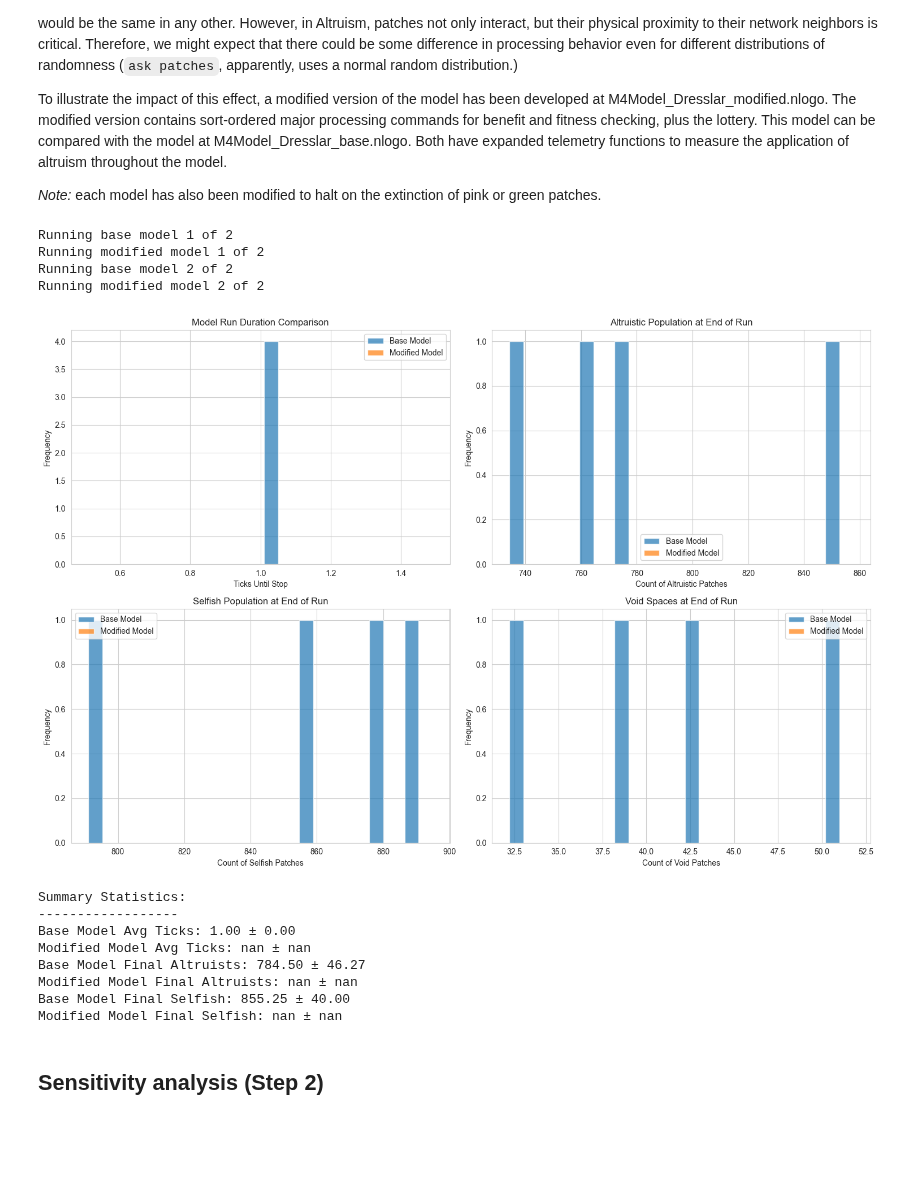
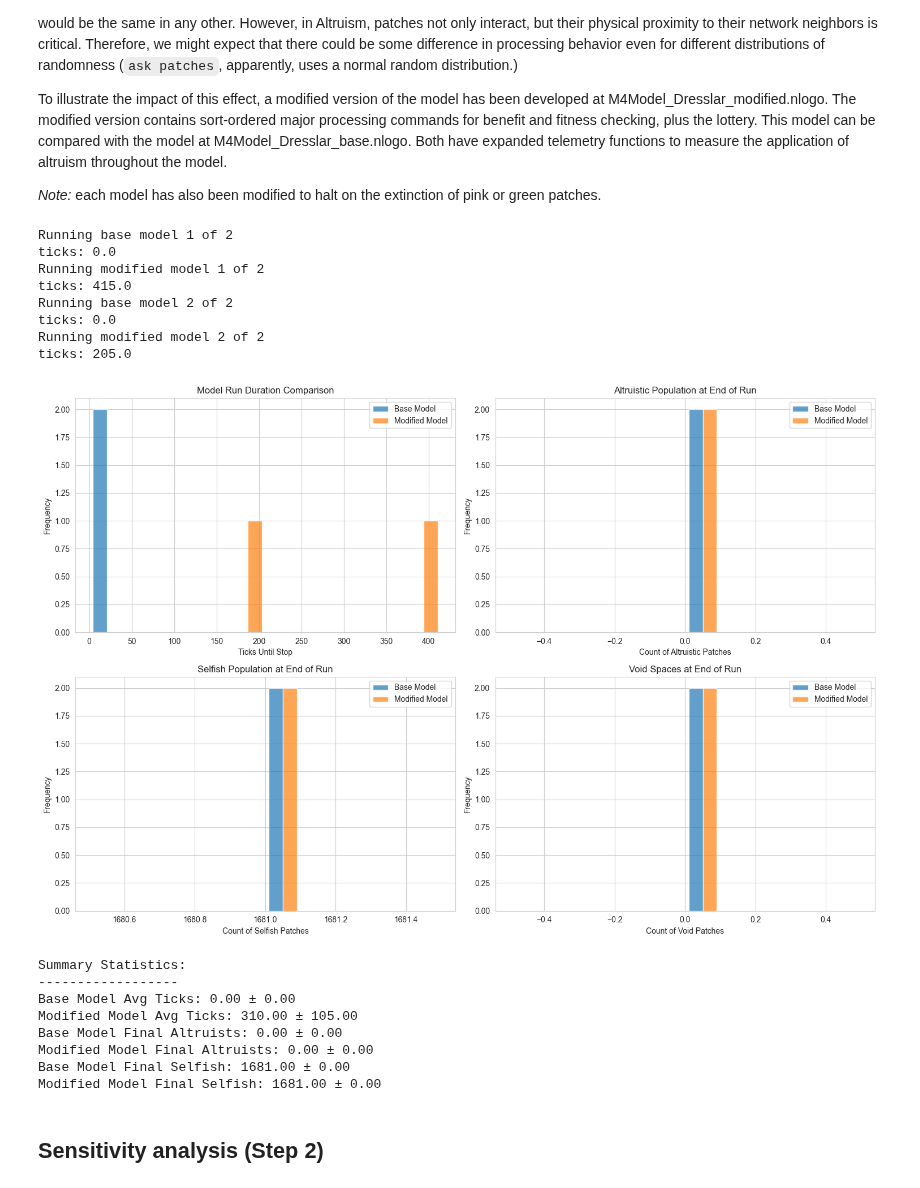
Before and after one commit to peterdresslar/cas-520, a Jupyter notebook: M4/M4Analysis_Dresslar.ipynb, the cells around one changed output. Cells and saved outputs as stored; diff of their text form; code cells hidden in the pictures; blank space fills up the shorter version.

Commit message:
many model fixes

```diff
--- a/M4/M4Analysis_Dresslar.ipynb
+++ b/M4/M4Analysis_Dresslar.ipynb
@@ -136,7 +136,7 @@ modified_model_pinks_count = []
 modified_model_greens_count = []
 modified_model_voids_count = []
 
-max_ticks = 1000
+max_ticks = 1500
 
 runs_each = 2
 
@@ -152,8 +152,8 @@ for i in range(runs_each):
     netlogo.command(f"set disease {disease}")
     netlogo.command(f"set harshness {harshness}")
     netlogo.command("setup")
-    netlogo.command(f"set max-ticks {max_ticks}")   # must be AFTER setup
-    netlogo.command("go")
+    netlogo.command(f"repeat {max_ticks} [go]")
+    print(f"ticks: {netlogo.report('ticks')}")
     base_model_ticks_to_stop.append(netlogo.report("ticks"))
     base_model_pinks_count.append(netlogo.report("count patches with [pcolor = pink]"))
     base_model_greens_count.append(netlogo.report("count patches with [pcolor = green]"))
@@ -170,8 +170,8 @@ for i in range(runs_each):
     netlogo.command(f"set disease {disease}")
     netlogo.command(f"set harshness {harshness}")
     netlogo.command("setup")
-    netlogo.command(f"set max-ticks {max_ticks}")   # must be AFTER setup
-    netlogo.command("go")
+    netlogo.command(f"repeat {max_ticks} [go]")
+    print(f"ticks: {netlogo.report('ticks')}")
     modified_model_ticks_to_stop.append(netlogo.report("ticks"))
     modified_model_pinks_count.append(netlogo.report("count patches with [pcolor = pink]"))
     modified_model_greens_count.append(netlogo.report("count patches with [pcolor = green]"))
@@ -210,42 +210,46 @@ plt.xlabel('Count of Selfish Patches')
 plt.ylabel('Frequency')
 plt.title('Selfish Population at End of Run')
 plt.legend()
 
 # 4. Histogram of black patch counts (voids)
 plt.subplot(2, 2, 4)
 plt.hist([base_model_voids_count, modified_model_voids_count],
          bins=10, alpha=0.7, label=['Base Model', 'Modified Model'])
 plt.xlabel('Count of Void Patches')
 plt.ylabel('Frequency')
 plt.title('Void Spaces at End of Run')
 plt.legend()
 
 plt.tight_layout()
 plt.show()
 
 # Add a summary statistics table
 print("Summary Statistics:")
 print("------------------")
 print(f"Base Model Avg Ticks: {np.mean(base_model_ticks_to_stop):.2f} ± {np.std(base_model_ticks_to_stop):.2f}")
 print(f"Modified Model Avg Ticks: {np.mean(modified_model_ticks_to_stop):.2f} ± {np.std(modified_model_ticks_to_stop):.2f}")
 print(f"Base Model Final Altruists: {np.mean(base_model_pinks_count):.2f} ± {np.std(base_model_pinks_count):.2f}")
 print(f"Modified Model Final Altruists: {np.mean(modified_model_pinks_count):.2f} ± {np.std(modified_model_pinks_count):.2f}")
 print(f"Base Model Final Selfish: {np.mean(base_model_greens_count):.2f} ± {np.std(base_model_greens_count):.2f}")
 print(f"Modified Model Final Selfish: {np.mean(modified_model_greens_count):.2f} ± {np.std(modified_model_greens_count):.2f}")
 # %% [output]
 Running base model 1 of 2
+ticks: 0.0
 Running modified model 1 of 2
+ticks: 415.0
 Running base model 2 of 2
+ticks: 0.0
 Running modified model 2 of 2
+ticks: 205.0
-[figure, old version]
+[figure, new version]
 Summary Statistics:
 ------------------
-Base Model Avg Ticks: 1.00 ± 0.00
-Modified Model Avg Ticks: nan ± nan
-Base Model Final Altruists: 784.50 ± 46.27
-Modified Model Final Altruists: nan ± nan
-Base Model Final Selfish: 855.25 ± 40.00
-Modified Model Final Selfish: nan ± nan
+Base Model Avg Ticks: 0.00 ± 0.00
+Modified Model Avg Ticks: 310.00 ± 105.00
+Base Model Final Altruists: 0.00 ± 0.00
+Modified Model Final Altruists: 0.00 ± 0.00
+Base Model Final Selfish: 1681.00 ± 0.00
+Modified Model Final Selfish: 1681.00 ± 0.00
 # %% [markdown]
 ## Sensitivity analysis (Step 2)
 # %% [markdown]
```
Also changed, not shown: 2 other files.
